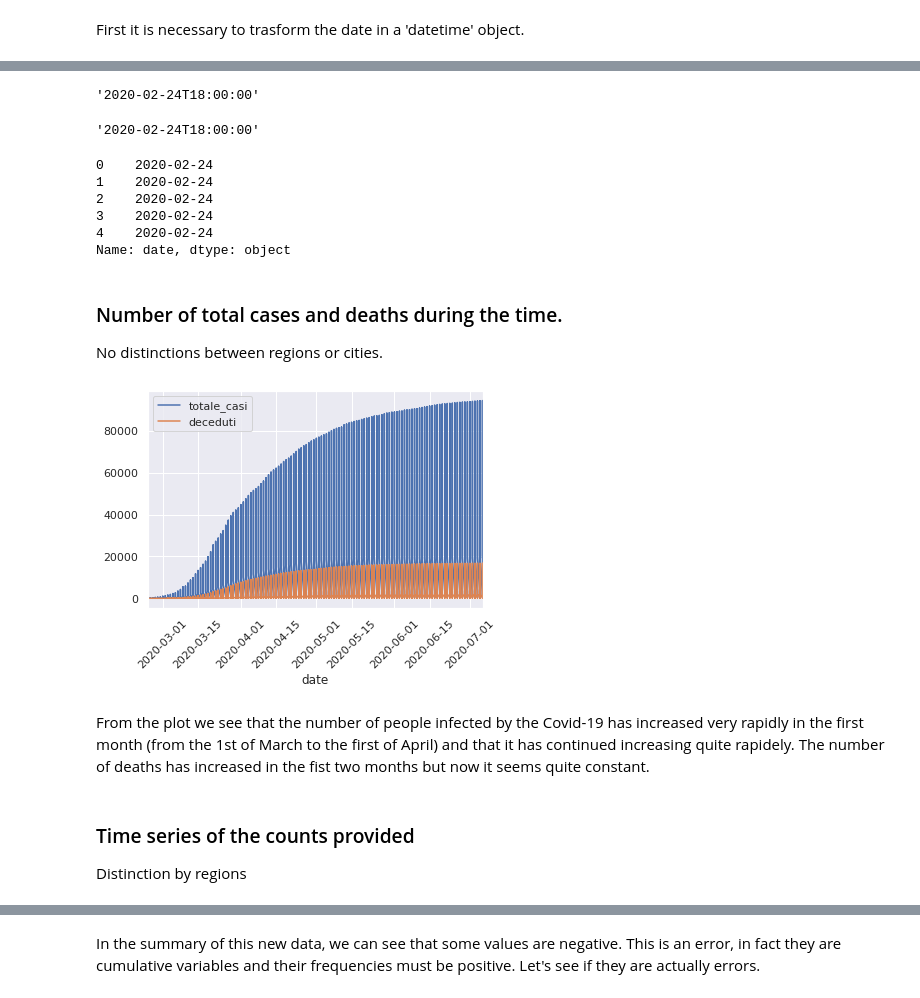
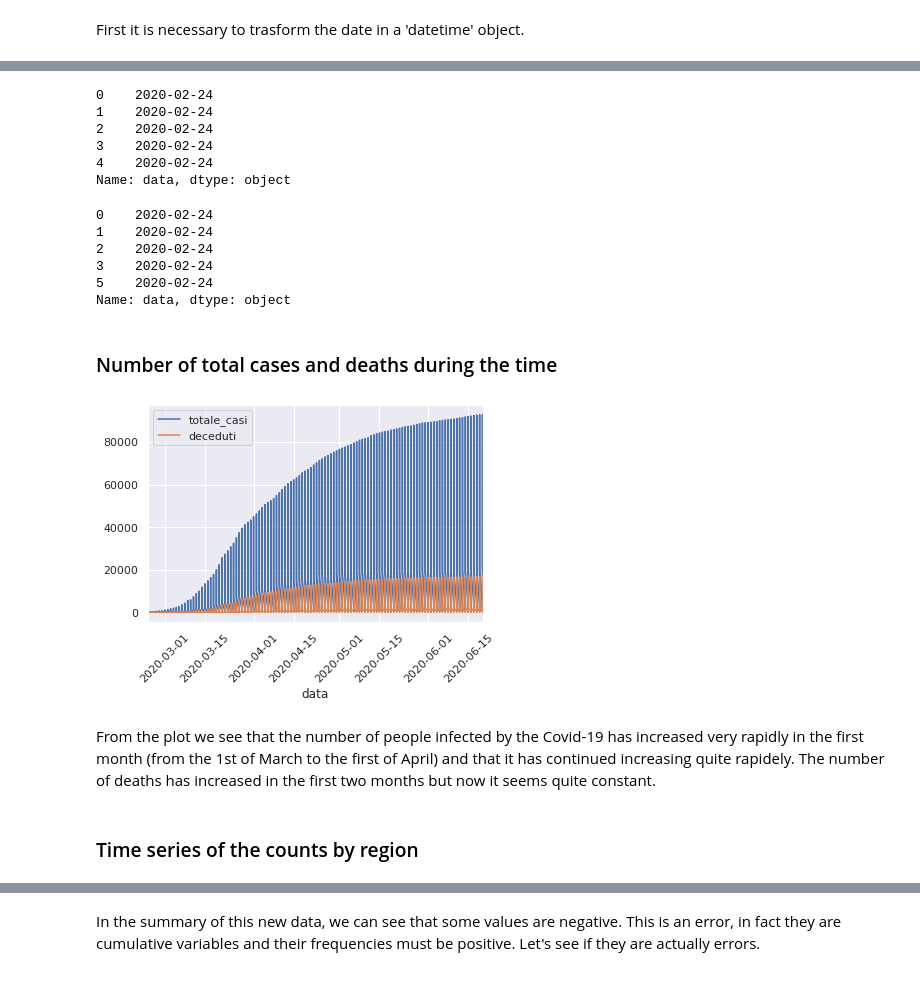
Before and after one commit to fedepiro96/APAD-project, a Jupyter notebook: benci-pirona.ipynb, the cells around one changed output, grey strips where cells are left out. Drawn from its saved outputs; the diff is of its cells as text; code cells hidden in the pictures.

```diff
--- a/benci-pirona.ipynb
+++ b/benci-pirona.ipynb
@@ -284,35 +301,36 @@ First it is necessary to trasform the date in a 'datetime' object.
+# %%
+# add new date as datetime object taking only the date and excluding hours
+
+# long and expensive version
+region['data'] = [datetime.strptime(x, "%Y-%m-%dT%H:%M:%S").date() for x in region['data']]
+
+# short and cheap version
+province['data'] = pd.to_datetime(province['data']).dt.date
 # %%
-display(region['data'][0], province['data'][0])   # check the date format
+display(region['data'].head(), province['data'].head())
 # %% [output]
-'2020-02-24T18:00:00'
+0    2020-02-24
+1    2020-02-24
+2    2020-02-24
+3    2020-02-24
+4    2020-02-24
+Name: data, dtype: object
-'2020-02-24T18:00:00'
+0    2020-02-24
+1    2020-02-24
+2    2020-02-24
+3    2020-02-24
+5    2020-02-24
+Name: data, dtype: object
-# %%
-# add new date as datetime object
-region['date'] = [datetime.strptime(x, "%Y-%m-%dT%H:%M:%S").date() for x in region['data']]
-region = region.drop('data', axis=1)
-province['date'] = [datetime.strptime(x, "%Y-%m-%dT%H:%M:%S").date() for x in province['data']]
-province = province.drop('data', axis=1)
-# %%
-region['date'].head()
-# %% [output]
-0    2020-02-24
-1    2020-02-24
-2    2020-02-24
-3    2020-02-24
-4    2020-02-24
-Name: date, dtype: object
 # %% [markdown]
-### Number of total cases and deaths during the time.
- No distinctions between regions or cities.
+### Number of total cases and deaths during the time
 # %%
-region.plot(y=['totale_casi', 'deceduti'], x='date', rot=45);
+region.plot(y=['totale_casi', 'deceduti'], x='data', rot=45);
 # %% [output]
-[figure, old version]
+[figure, new version]
 # %% [markdown]
-From the plot we see that the number of people infected by the Covid-19 has increased very rapidly in the first month (from the 1st of March to the first of April) and that it has continued increasing quite rapidely. The number of deaths has increased in the fist two months but now it seems quite constant.
+From the plot we see that the number of people infected by the Covid-19 has increased very rapidly in the first month (from the 1st of March to the first of April) and that it has continued increasing quite rapidely. The number of deaths has increased in the first two months but now it seems quite constant.
 # %% [markdown]
-### Time series of the counts provided
-Distinction by regions
+### Time series of the counts by region
 # %%
 regions_names = region['denominazione_regione'].unique()
 
```
Also changed, not shown: parts of 187 cells of this notebook, 3 other files.
